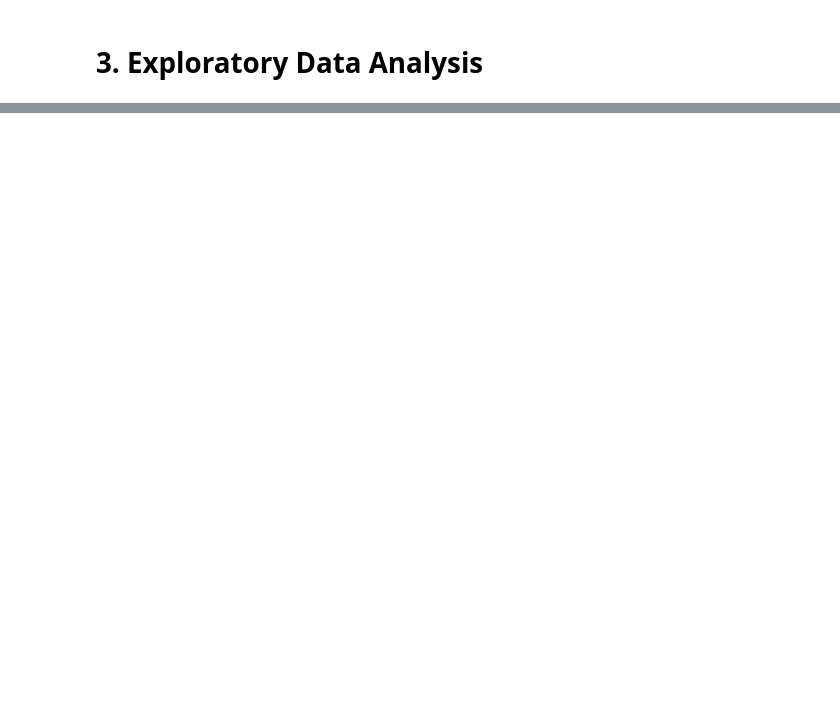
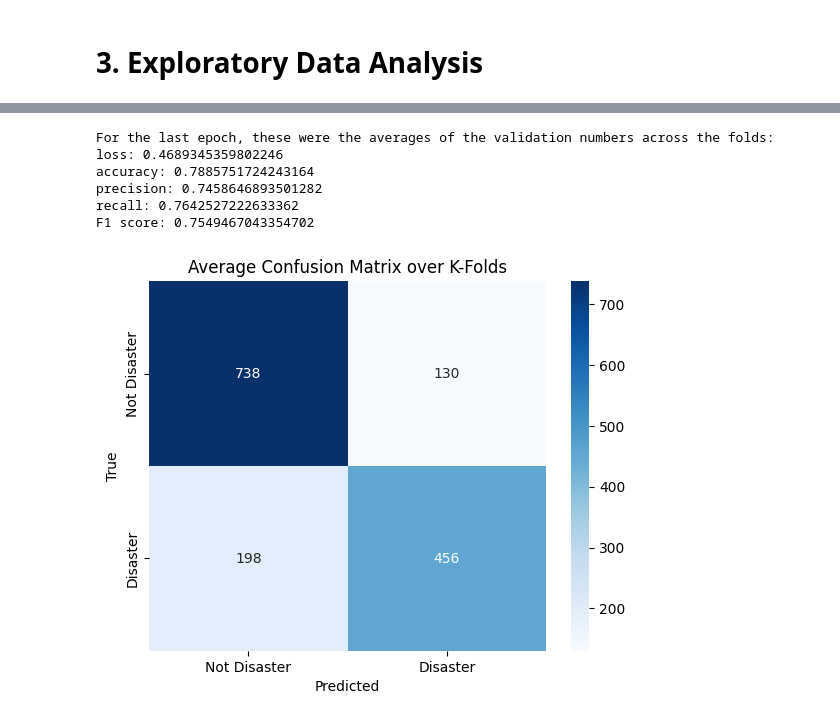
Before and after one commit to OlaKlingberg/Disaster-Tweet-Classifier, a Jupyter notebook: DTSA_5511_M4_Disaster_Tweet_Classifier.ipynb, the cells around one changed output, grey strips where cells are left out. Cells and saved outputs as stored; diff of their text form; code cells hidden in the pictures; blank space fills up the shorter version.

```diff
--- a/DTSA_5511_M4_Disaster_Tweet_Classifier.ipynb
+++ b/DTSA_5511_M4_Disaster_Tweet_Classifier.ipynb
@@ -280,0 +189,18 @@ submission_df.to_csv(directory + 'submission.csv', index = False)
+# %%
+# Configs
+lstm_config = {
+    'model': 'lstm',                    # Don't change. To be included when recording the results
+    'architecture': 'one_layer',        # 'one_layer', 'two_layer', or 'bidirectional'
+    'first_lstm_layer': 128,            # Number of units in the first LSTM layer
+    'second_lstm_layer': 64,            # Number of units in the second LSTM layer
+    'dropout': 0.5,                     # Dropout rate to overfitting
+    'lr': 0.0001,                       # Learning rate: try 0.001 to 0.00001
+    'class_0_weight': class_weights[0], # Balanced: class_weights[0]
+    'class_1_weight': class_weights[1], # Balanced: class_weights[1]
+    'batch': 64,                        # Batch size
+    'epochs': 15,                       # Number of epochs
+    'patience': 3,                      # Early-stopping patience
+    'max_vocab_size': 10000,
+    'max_sequence_length': 100,
+    'embedding_dim': 100,
+}
@@ -280,0 +494,58 @@ submission_df.to_csv(directory + 'submission.csv', index = False)
+# %%
+# Output results
+print("For the last epoch, these were the averages of the validation numbers across the folds:")
+print(f"loss: {average_metrics['val_loss'][-1]}")
+print(f"accuracy: {average_metrics['val_accuracy'][-1]}")
+print(f"precision: {average_metrics['val_precision'][-1]}")
+print(f"recall: {average_metrics['val_recall'][-1]}")
+print(f"F1 score: {average_metrics['val_f1'][-1]}")
+
+# Create a new dictionary, to hold both configs and final validation results
+config_and_results = lstm_config.copy()
+
+# Add final validation values to the dictionary
+# config_and_results['average_metrics'] = average_metrics
+config_and_results['val_acc'] = average_metrics['val_accuracy'][-1]
+config_and_results['val_loss'] = average_metrics['val_loss'][-1]
+config_and_results['val_precision'] = average_metrics['val_precision'][-1]
+config_and_results['val_recall'] = average_metrics['val_recall'][-1]
+config_and_results['val_f1'] = average_metrics['val_f1'][-1]
+
+# File name for the config_and_results file
+config_and_results_f = f'config_and_results_{timestamp}.json'
+
+# Generate a JSON object with the configs and the results.
+with open(os.path.join(results_dir, config_and_results_f), 'w') as f:
+    json.dump(config_and_results, f, indent = 4)
+# %% [output]
+For the last epoch, these were the averages of the validation numbers across the folds:
+loss: 0.4689345359802246
+accuracy: 0.7885751724243164
+precision: 0.7458646893501282
+recall: 0.7642527222633362
+F1 score: 0.7549467043354702
+# %%
+# Display the averaged confusion matrix
+def plot_confusion_matrix(cm, title="Confusion Matrix"):
+
+    fig, ax = plt.subplots()
+    sns.heatmap(cm, annot=True, fmt=".0f", cmap="Blues", ax=ax)  # Add fmt=".1f" to format floats
+    ax.set_title(title)
+    ax.set_xlabel('Predicted')
+    ax.set_ylabel('True')
+    ax.set_xticks([0.5, 1.5])
+    ax.set_xticklabels(['Not Disaster', 'Disaster'])
+    ax.set_yticks([0.5, 1.5])
+    ax.set_yticklabels(['Not Disaster', 'Disaster'])
+
+    # Save the plot
+    conf_matrix_f = f'conf_matrix_{timestamp}.png'
+    plt.savefig(os.path.join(results_dir, conf_matrix_f))
+
+    plt.show()
+
+
+# Show and save the confusion matrix
+plot_confusion_matrix(average_confusion_matrix, title="Average Confusion Matrix over K-Folds")
+# %% [output]
+[figure, added]
```
Also changed, not shown: parts of 46 cells of this notebook.
